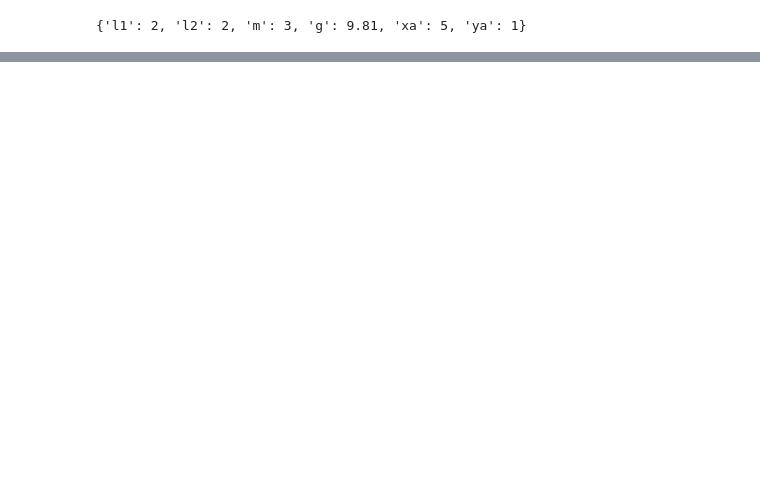
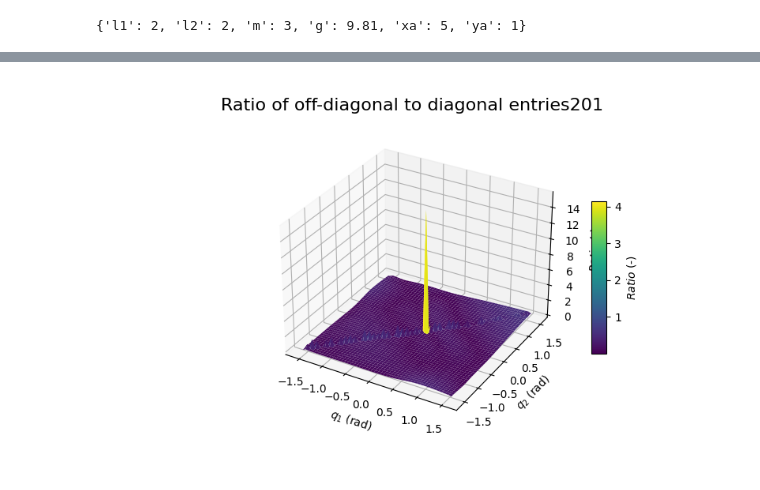
Before and after one commit to kianheus/MSc_Thesis, a Jupyter notebook: Kian_code/Learn Transform.ipynb, the cells around one changed output, grey strips where cells are left out. Cells and saved outputs as stored; diff of their text form; code cells hidden in the pictures; blank space fills up the shorter version.

```diff
--- a/Kian_code/Learn Transform.ipynb
+++ b/Kian_code/Learn Transform.ipynb
@@ -55,7 +57,7 @@ points = torch.stack([q1, q2, q1_d, q2_d], axis=1)#.to(device)  # Shape will be
 dataset = TensorDataset(points)
 
 # Create the DataLoader with batch size and shuffling
-batch_size = 3
+batch_size = 512
 dataloader = DataLoader(dataset,
                         batch_size=batch_size,
                         shuffle=True,
@@ -255,0 +352,5 @@ NameError: name 'loss' is not defined
+# %%
+
+plotters.plot_decoupling(model, device, rp, epoch)
+# %% [output]
+[figure, added]
```
Also changed, not shown: parts of 13 cells of this notebook.
